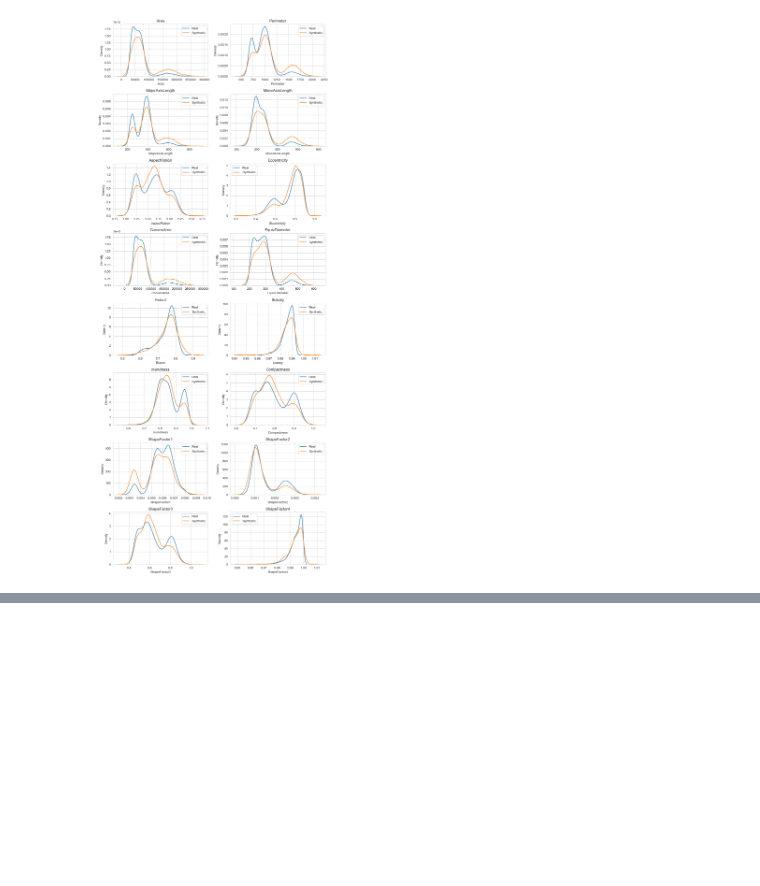
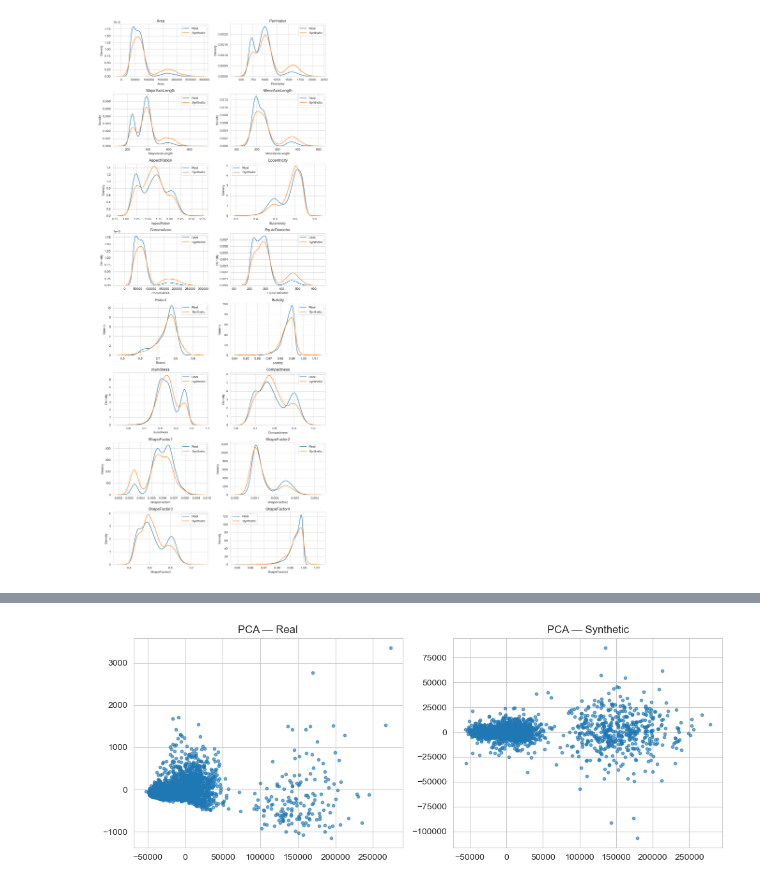
Before and after one commit to MaqOwais/SynExploration, a Jupyter notebook: akde/test_result.ipynb, the cells around one changed output, grey strips where cells are left out. Cells and saved outputs as stored; diff of their text form; code cells hidden in the pictures; blank space fills up the shorter version.

```diff
--- a/akde/test_result.ipynb
+++ b/akde/test_result.ipynb
@@ -224,0 +239,31 @@ plt.show()
+# %%
+from sklearn.decomposition import PCA
+from sklearn.manifold import TSNE
+
+# PCA
+pca = PCA(n_components=2, random_state=42)
+p_real  = pca.fit_transform(real_num.values)
+p_synth = pca.transform(synth_num.values)
+
+fig, ax = plt.subplots(1, 2, figsize=(10,4))
+ax[0].scatter(p_real[:,0],  p_real[:,1],  s=10, alpha=0.6)
+ax[0].set_title("PCA — Real")
+ax[1].scatter(p_synth[:,0], p_synth[:,1], s=10, alpha=0.6)
+ax[1].set_title("PCA — Synthetic")
+plt.tight_layout()
+plt.show()
+
+# t-SNE (note: slower; you can reduce perplexity or samples if needed)
+tsne = TSNE(n_components=2, perplexity=30, learning_rate="auto", init="pca", random_state=42)
+ts_real  = tsne.fit_transform(real_num.values)
+ts_synth = tsne.fit_transform(synth_num.values)
+
+fig, ax = plt.subplots(1, 2, figsize=(10,4))
+ax[0].scatter(ts_real[:,0],  ts_real[:,1],  s=10, alpha=0.6)
+ax[0].set_title("t-SNE — Real")
+ax[1].scatter(ts_synth[:,0], ts_synth[:,1], s=10, alpha=0.6)
+ax[1].set_title("t-SNE — Synthetic")
+plt.tight_layout()
+plt.show()
+# %% [output]
+[figure, added]
```
Also changed, not shown: parts of 3 cells of this notebook.
